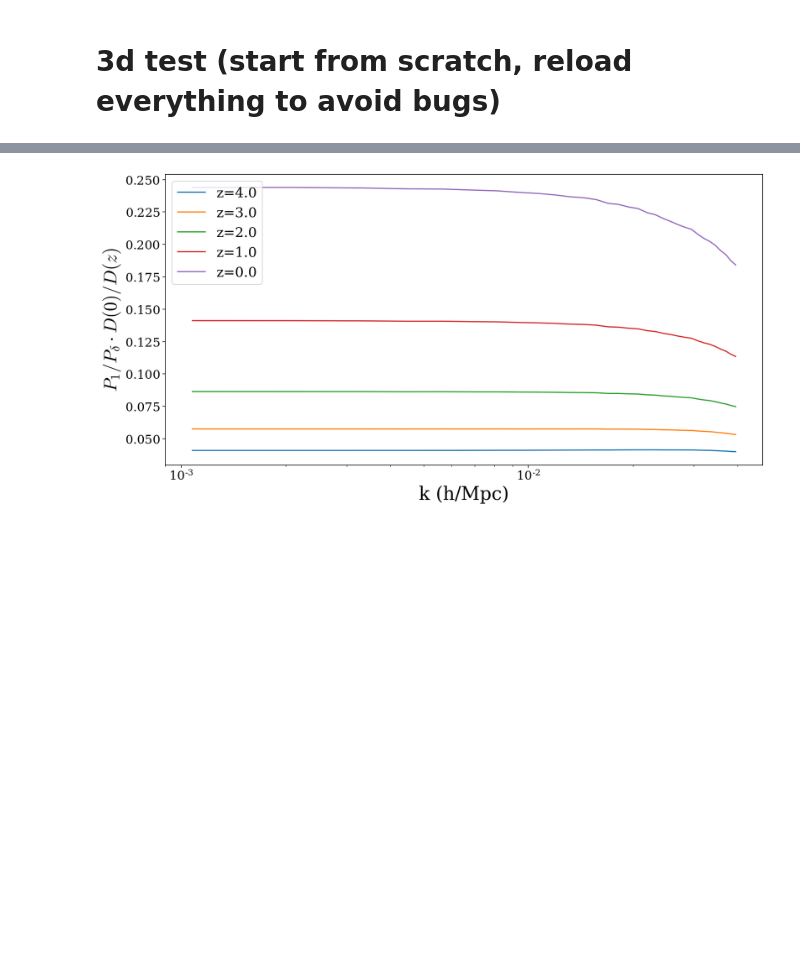
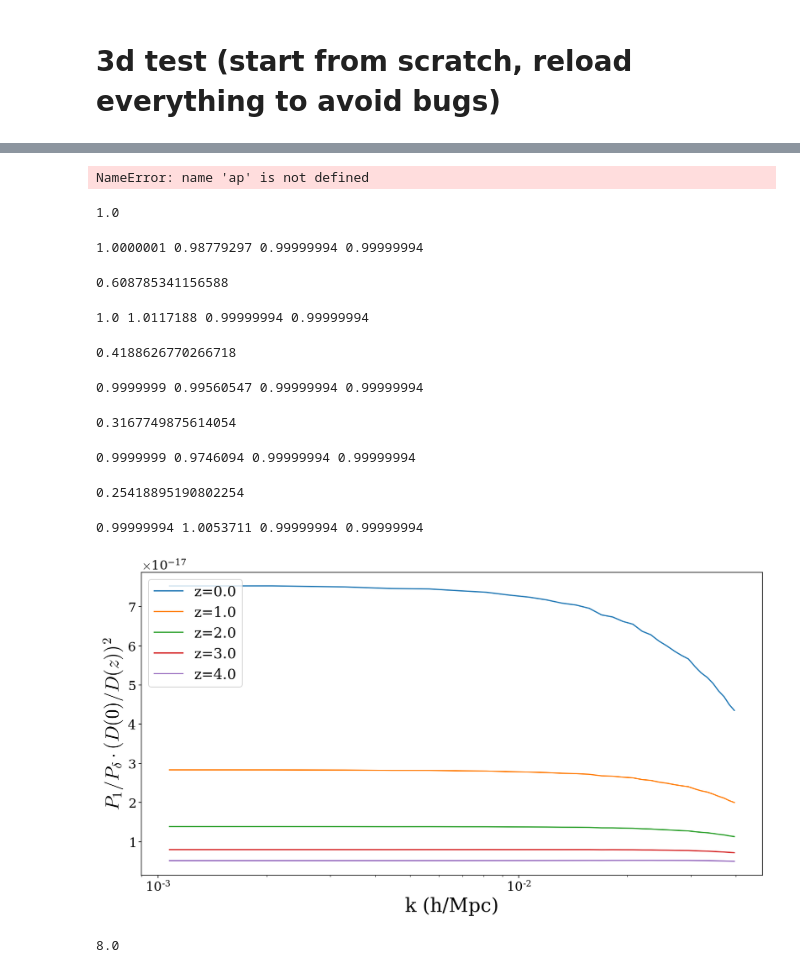
Before and after one commit to HalfDomeSims/HalfDome-data-releasing, a Jupyter notebook: validate_ic_largescale.ipynb, the cells around one changed output, grey strips where cells are left out. Cells and saved outputs as stored; diff of their text form; code cells hidden in the pictures; blank space fills up the shorter version.

```diff
--- a/validate_ic_largescale.ipynb
+++ b/validate_ic_largescale.ipynb
@@ -78,6 +89,7 @@ hp_ind = hp.ang2pix(nside, cat["RA"], cat["DEC"], lonlat=True).compute()
 # %%
 # get deltas based on particle ID
 delta_at_particle = delta[np.array(cat['ID'])]
+delta_at_particle *= colcosmo.growthFactor(1/((amin+amax)/2)-1) / colcosmo.growthFactor(0)
 
 # set up some arrays for maps
 particlemap, densitymap = np.zeros(npix), np.zeros(npix)
@@ -87,5 +99,5 @@ np.add.at(particlemap, hp_ind, 1)
 np.add.at(densitymap, hp_ind, delta_at_particle)
 
 # normalize
-particlemap = particlemap / np.mean(particlemap) - 1
-densitymap = densitymap / np.mean(densitymap) - 1
+particlemap = particlemap #/ np.mean(particlemap) - 1  # dont normalize!
+densitymap = densitymap #/ np.mean(densitymap) #- 1
@@ -141,18 +158,2 @@ Text(0.5, 0, 'Multipole moment, $\\ell$')
 # %% [markdown]
 # 3d test (start from scratch, reload everything to avoid bugs)
-# %%
-mother = '/global/cfs/cdirs/mp107d/exgal/users/abayer/halfdome/ics/low_res/'
-
-from colossus.cosmology import cosmology as colossus_cosmology
-OmegaB = 0.0486 #0.046
-OmegaM = 0.3089 #0.309167
-OmegaC = OmegaM-OmegaB
-
-h=0.6774
-H0 = h*100
-sigma8 = 0.8159
-n_s = 0.9667 #the tilt of the primordial power spectrum
-#As = 2e-09 * (sigma8/0.80258204)**2
-params = {'flat': True, 'H0': H0, 'Om0': OmegaM, 'Ob0': OmegaB, 'sigma8': sigma8, 'ns': n_s}
-colossus_cosmology.addCosmology('myCosmo', **params)
-colcosmo = colossus_cosmology.setCosmology('myCosmo')
@@ -159,7 +422,12 @@ colcosmo = colossus_cosmology.setCosmology('myCosmo')
+# %%
+main()
+# %% [output]
+NameError: name 'ap' is not defined
 # %%
 nc = 128
 lpt_nc_factor = 1
 pm_nc_factor = 1
+bs = 5000
 
 Nc = [nc,nc,nc]
 _q_size = Nc[0] * Nc[1] * Nc[2]
@@ -180,7 +448,7 @@ def get_IQ_from_ID(ID):
     return pabs
 
 plt.figure(figsize=(14,7))
-for z in [4, 3.5, 3, 2.5, 2.,1.5,1.,0.5,0.][::2]:
+for z in [4, 3.5, 3, 2.5, 2.,1.5,1.,0.5,0.][::-2]:
     a = 1./(1+z)
     sim = 'rfof_proc64_nc%d_size5000_nsteps60lin_ldr0_rcvfalse_fstnone_pnf%d_lnf%d_s100_dhf1.0000_tiled0.20_fll_elllim_10000_npix_2048_rfofkdt_8/' % (nc,pm_nc_factor,lpt_nc_factor)
     prtl_snap = BigFileCatalog(mother + f'{sim}/snapshot_%.4f'%a, dataset='1')
@@ -203,38 +471,59 @@ for z in [4, 3.5, 3, 2.5, 2.,1.5,1.,0.5,0.][::2]:
     #delta_at_particle_3d = _delta[list(np.array(IQ).T)]
 
     #np.random.shuffle(delta_at_particle_3d)
 
     # add column to catalog for delta_at_particle
-    prtl_snap['delta'] = delta_at_particle_3d
+
+    Dratio = colcosmo.growthFactor(z) / colcosmo.growthFactor(0)
+    print(Dratio)
+
+    prtl_snap['delta'] = (delta_at_particle_3d - 1) * Dratio # + 1) * (nc/Nmesh)**3 - 1
 
     # paint to 3d mesh
     Nmesh = 64
     mesh_particles = prtl_snap.to_mesh(window='tsc', Nmesh=Nmesh, compensated=True)
     mesh_density = prtl_snap.to_mesh(window='tsc', Nmesh=Nmesh, compensated=True, weight='delta')
 
+    print(np.mean(mesh_particles.compute()), np.mean(mesh_density.compute()), np.mean(delta), np.mean(delta_at_particle_3d))
+
     # compute power
-    r_particles = FFTPower(mesh_particles, mode='1d') #, dk=0.005, kmin=0.01)
-    r_density = FFTPower(mesh_density, mode='1d')
+    r_particles = FFTPower(mesh_particles.compute(), mode='1d') #, dk=0.005, kmin=0.01)
+    r_density = FFTPower(mesh_density.compute(), mode='1d')
     #r_linear  = FFTPower(mesh_k, mode='1d')
 
     """
     # plot power
     plt.loglog(r_particles.power['k'], r_particles.power['power'].real, label='n')
     plt.loglog(r_density.power['k'], r_density.power['power'].real, label='density weighted')
     plt.legend()
     plt.xlabel('k (h/Mpc)')
     plt.ylabel('P')
     """
 
-    Dratio = 1 #colcosmo.growthFactor(0) / colcosmo.growthFactor(z)
-
     # ratio
-    plt.semilogx(r_particles.power['k'], r_particles.power['power'].real/r_density.power['power'].real * Dratio**2, label='z=%.1f'%z)
+    plt.semilogx(r_particles.power['k'], r_particles.power['power'].real/r_density.power['power'].real, label='z=%.1f'%z)
     #plt.semilogx(r_particles.power['k'][:int(Nmesh/2)], r_particles.power['power'].real/r_linear.power['power'].real[:int(Nmesh/2)], label='1/lin')
     plt.legend()
 
 plt.xlabel('k (h/Mpc)')
-plt.ylabel(r'$P_1 / P_\delta \cdot D(0)/D(z)$')
+if Dratio == 1:
+    plt.ylabel(r'$P_1 / P_\delta$')
+else:
+    plt.ylabel(r'$P_1 / P_\delta \cdot (D(0)/D(z))^2$')
 plt.show()
 # %% [output]
+1.0
+1.0000001 0.98779297 0.99999994 0.99999994
+0.608785341156588
+1.0 1.0117188 0.99999994 0.99999994
+0.4188626770266718
+0.9999999 0.99560547 0.99999994 0.99999994
+0.3167749875614054
+0.9999999 0.9746094 0.99999994 0.99999994
+0.25418895190802254
+0.99999994 1.0053711 0.99999994 0.99999994
-[figure, old version]
+[figure, new version]
+# %%
+1/(Nmesh/nc)**3
+# %% [output]
+8.0
```
Also changed, not shown: parts of 22 cells of this notebook.
